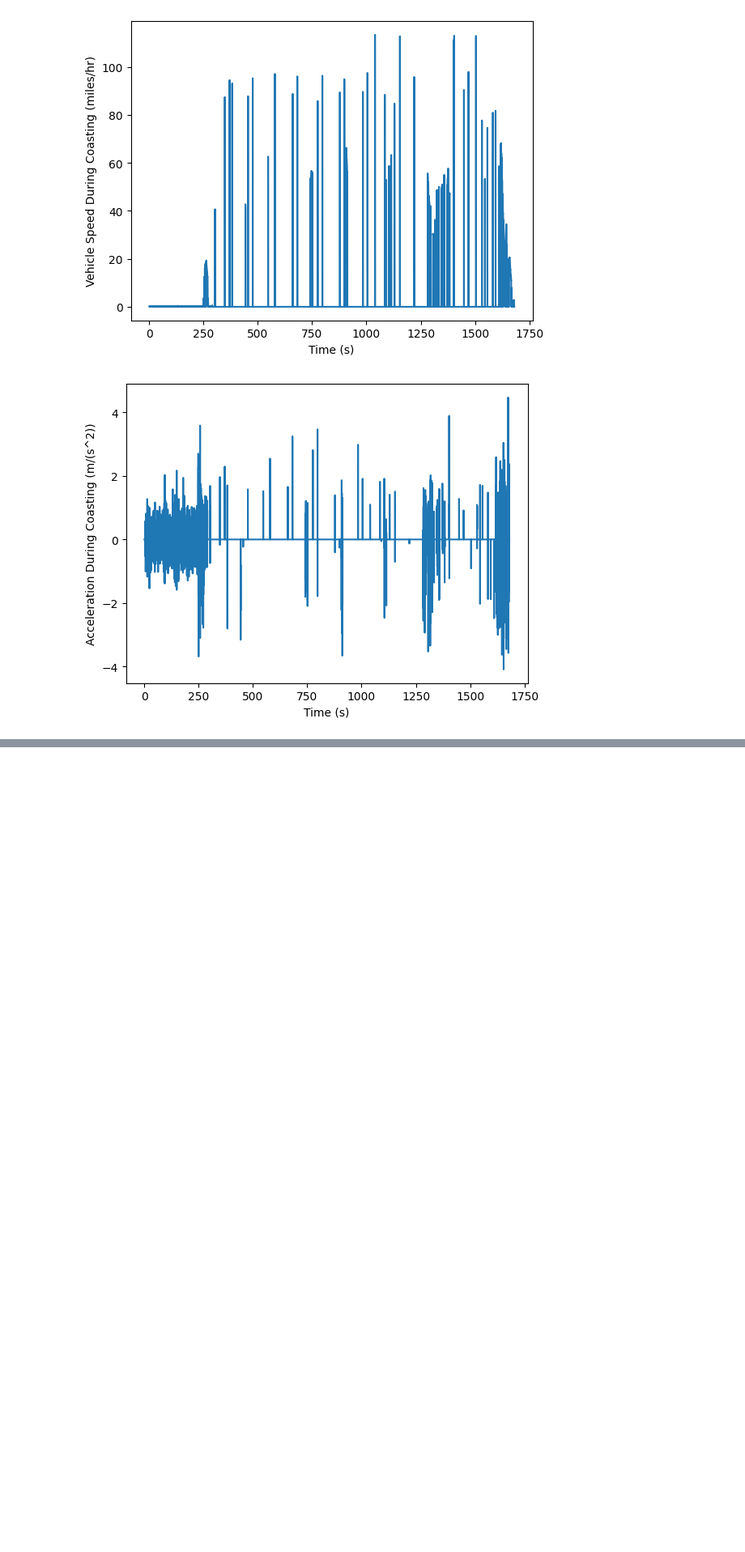
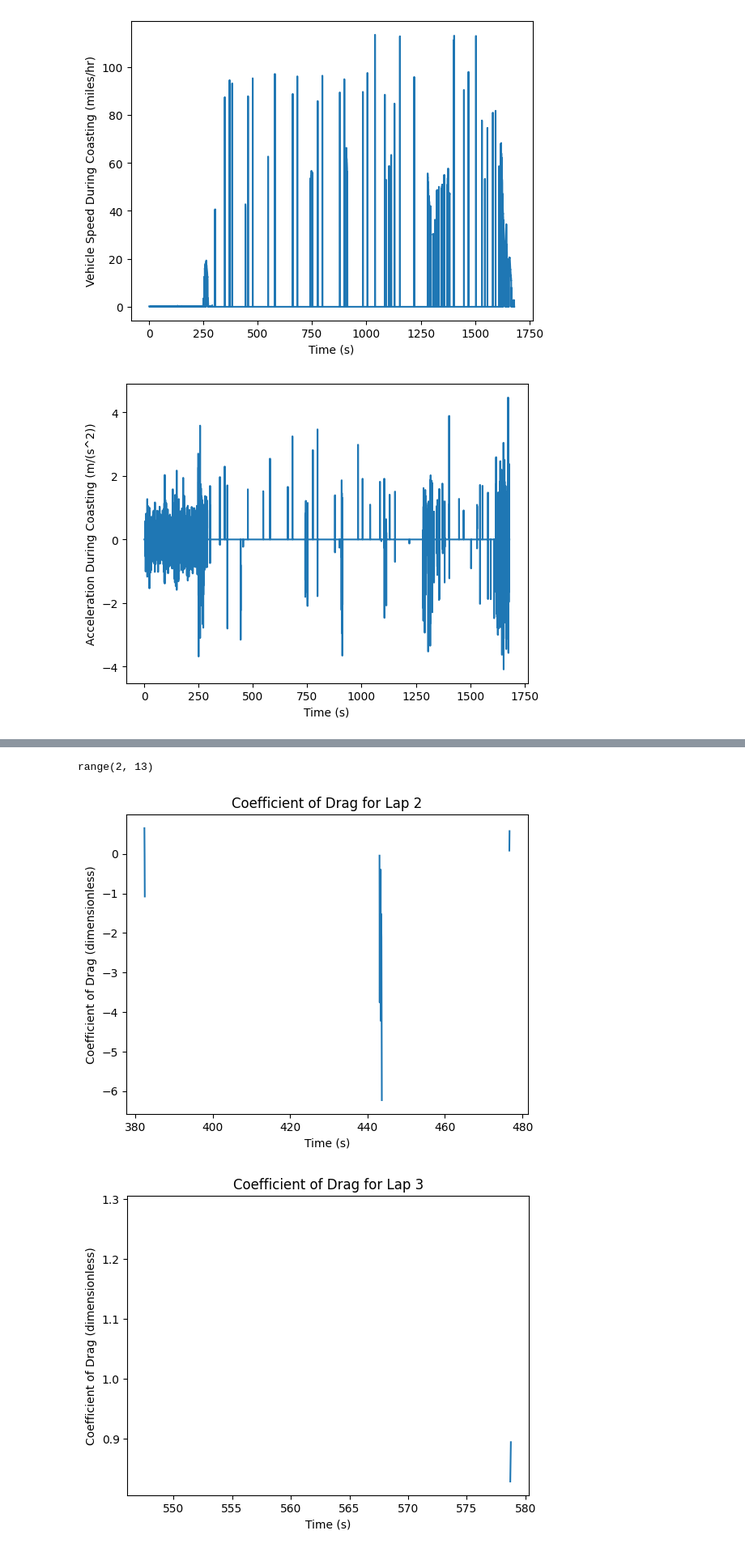
Before and after one commit to HenryAsa/MIT-rush-auto-calcs, a Jupyter notebook: race_data_analysis.ipynb, the cells around one changed output, grey strips where cells are left out. Shown at 81% size. Drawn from its saved outputs; the diff is of its cells as text; code cells hidden in the pictures; blank space fills up the shorter version.

```diff
--- a/race_data_analysis.ipynb
+++ b/race_data_analysis.ipynb
@@ -597,0 +676,18 @@ plot_data(RACE_DATA_DF['Time'], f'Time ({UNITS["Time"]})', acceleration_during_c
+# %%
+start_lap_num = 2
+end_lap_num = (RACE_DATA_DF['Lap Number'].iloc[-1] - 1).magnitude
+
+for lap_num in range(start_lap_num, end_lap_num+1):
+    lap_indices = get_lap_indices(RACE_DATA_DF, lap_num, lap_num)
+    start_lap_indices = lap_indices[lap_num]
+    end_lap_indices = lap_indices[lap_num]
+
+    valid_lap_times = slice_into_df(RACE_DATA_DF['Time'], start_lap_indices[0], end_lap_indices[-1])
+    valid_drag_coefficients = slice_into_df(drag_coefficient, start_lap_indices[0], end_lap_indices[-1])
+
+    plt.title(f'Coefficient of Drag for Lap {lap_num}')
+    plot_data(valid_lap_times, f'Time ({UNITS["Time"]})', valid_drag_coefficients.pint.to_base_units(), f'Coefficient of Drag ({valid_drag_coefficients.pint.to_base_units().pint.units})')
+# %% [output]
+range(2, 13)
+[figure, added]
+[figure, added]
```
Also changed, not shown: parts of 7 cells of this notebook.
